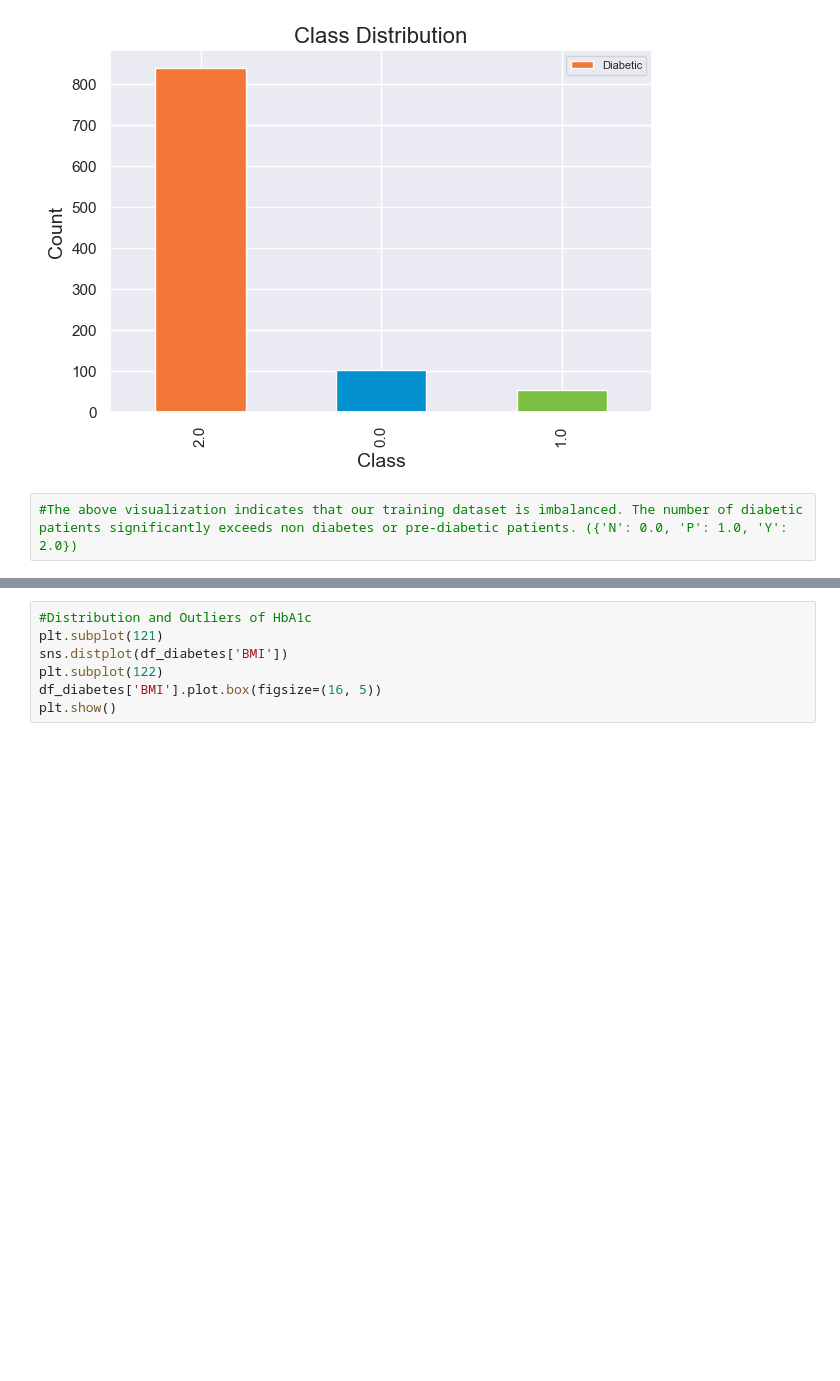
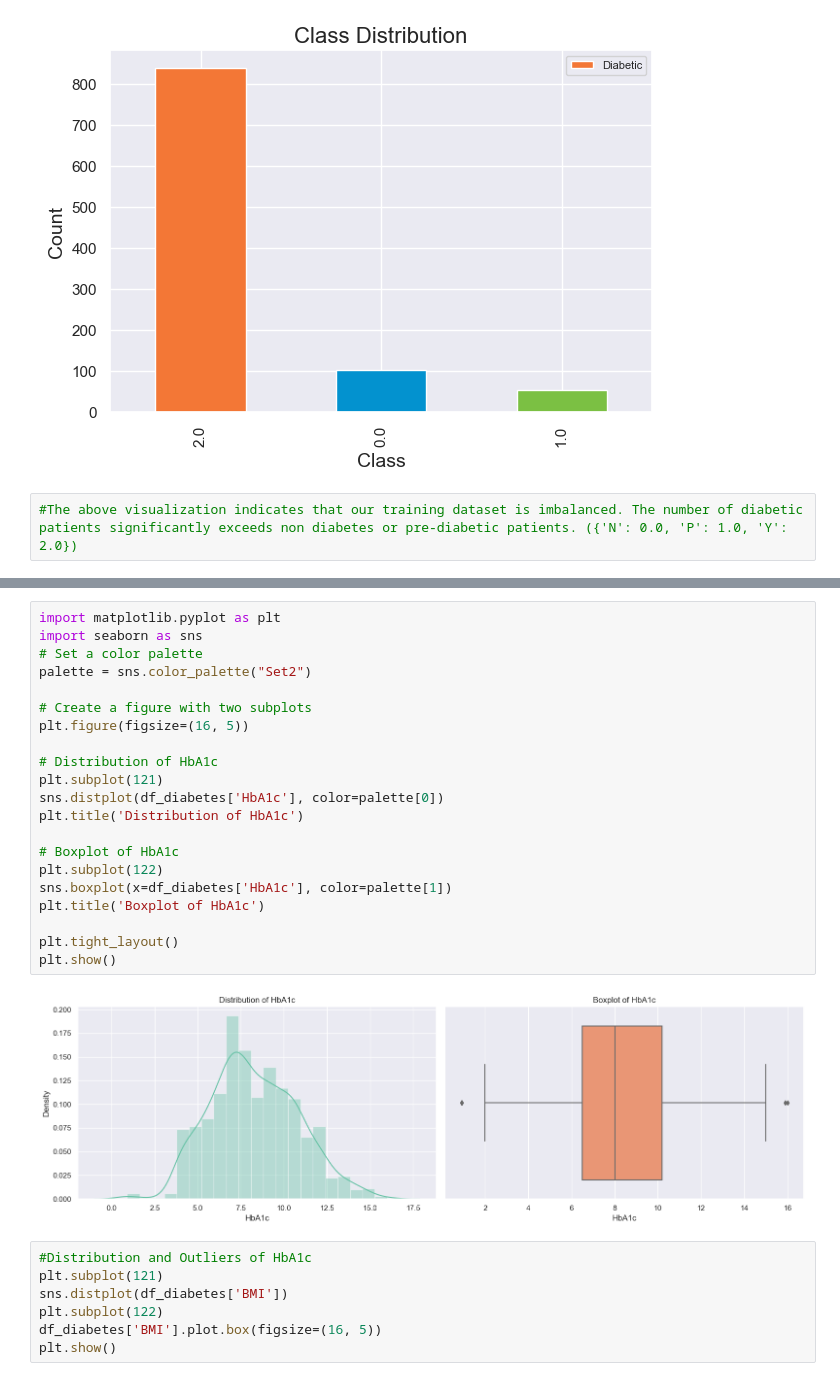
Before and after one commit to juanfelipegs/Data-Wrangling-Project, a Jupyter notebook: Diabtes_INFO570_Group_Project_Group8.ipynb, the cells around one changed output, grey strips where cells are left out. Saved outputs shown, nothing was run; the diff lists cells and outputs as text; blank space fills up the shorter version.

```diff
--- a/Diabtes_INFO570_Group_Project_Group8.ipynb
+++ b/Diabtes_INFO570_Group_Project_Group8.ipynb
@@ -332,3 +332,26 @@ plt.show()
+# %%
+import matplotlib.pyplot as plt
+import seaborn as sns
+# Set a color palette
+palette = sns.color_palette("Set2")
+
+# Create a figure with two subplots
+plt.figure(figsize=(16, 5))
+
+# Distribution of HbA1c
+plt.subplot(121)
+sns.distplot(df_diabetes['HbA1c'], color=palette[0])
+plt.title('Distribution of HbA1c')
+
+# Boxplot of HbA1c
+plt.subplot(122)
+sns.boxplot(x=df_diabetes['HbA1c'], color=palette[1])
+plt.title('Boxplot of HbA1c')
+
+plt.tight_layout()
+plt.show()
+# %% [output]
+[figure, added]
 # %%
 #Distribution and Outliers of HbA1c
 plt.subplot(121)
```
Also changed, not shown: parts of 6 cells of this notebook.
